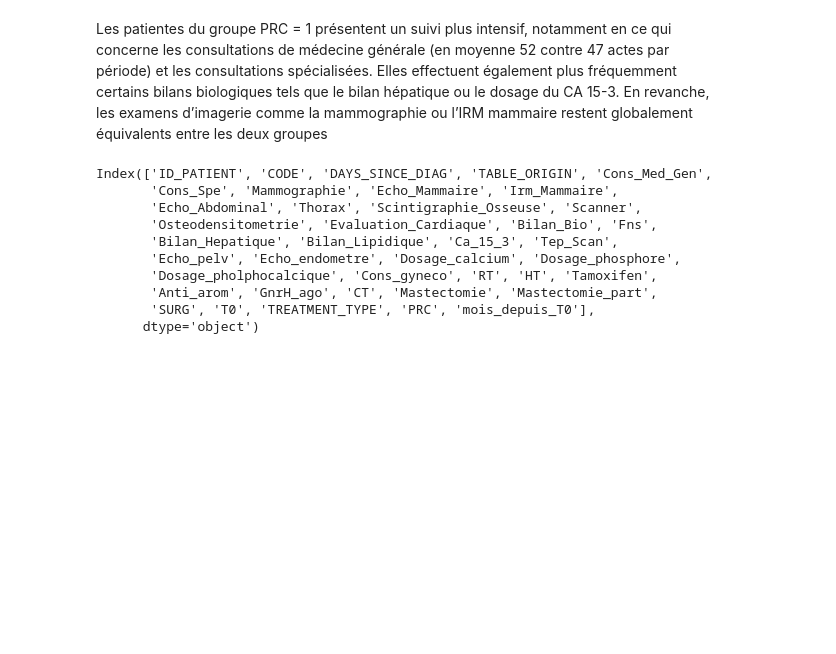
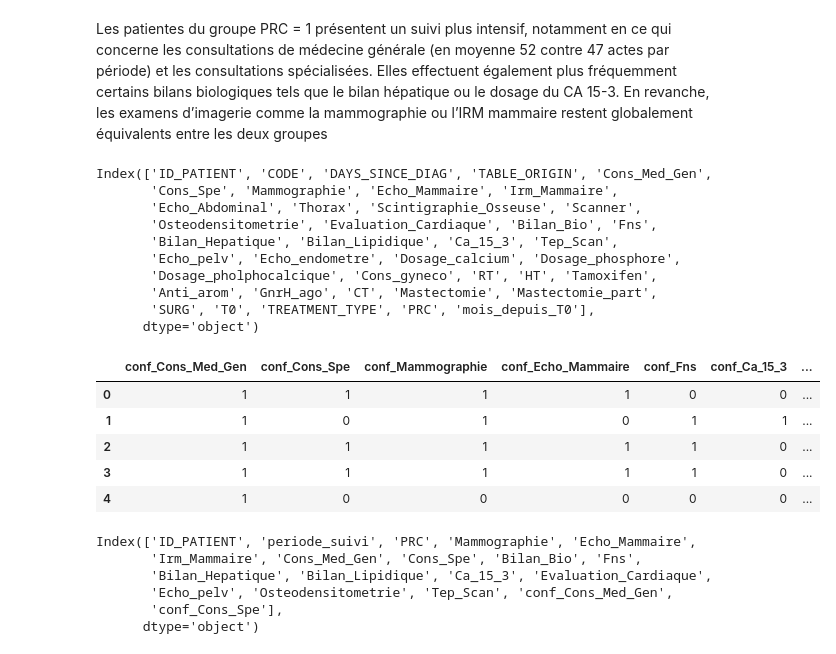
Before and after one commit to SECKidrissa/TER_M1_2025, a Jupyter notebook: notebooks/test.ipynb, the cells around one changed output. Saved outputs shown, nothing was run; the diff lists cells and outputs as text; code cells hidden in the pictures; blank space fills up the shorter version.

```diff
--- a/notebooks/test.ipynb
+++ b/notebooks/test.ipynb
@@ -229,3 +254,21 @@ Index(['ID_PATIENT', 'CODE', 'DAYS_SINCE_DIAG', 'TABLE_ORIGIN', 'Cons_Med_Gen',
        'Anti_arom', 'GnrH_ago', 'CT', 'Mastectomie', 'Mastectomie_part',
        'SURG', 'T0', 'TREATMENT_TYPE', 'PRC', 'mois_depuis_T0'],
       dtype='object')
+# %%
+df_resumé_par_periode[[col for col in df_resumé_par_periode.columns if col.startswith("conf_")]].head()
+# %% [output]
+|  | conf_Cons_Med_Gen | conf_Cons_Spe | conf_Mammographie | conf_Echo_Mammaire | conf_Fns | conf_Ca_15_3 | ... |
+| 0 | 1 | 1 | 1 | 1 | 0 | 0 | ... |
+| 1 | 1 | 0 | 1 | 0 | 1 | 1 | ... |
+| 2 | 1 | 1 | 1 | 1 | 1 | 0 | ... |
+| 3 | 1 | 1 | 1 | 1 | 1 | 0 | ... |
+| 4 | 1 | 0 | 0 | 0 | 0 | 0 | ... |
+# %%
+print(df_resumé_par_periode.columns)
+# %% [output]
+Index(['ID_PATIENT', 'periode_suivi', 'PRC', 'Mammographie', 'Echo_Mammaire',
+       'Irm_Mammaire', 'Cons_Med_Gen', 'Cons_Spe', 'Bilan_Bio', 'Fns',
+       'Bilan_Hepatique', 'Bilan_Lipidique', 'Ca_15_3', 'Evaluation_Cardiaque',
+       'Echo_pelv', 'Osteodensitometrie', 'Tep_Scan', 'conf_Cons_Med_Gen',
+       'conf_Cons_Spe'],
+      dtype='object')
```
Also changed, not shown: parts of 8 cells of this notebook.
